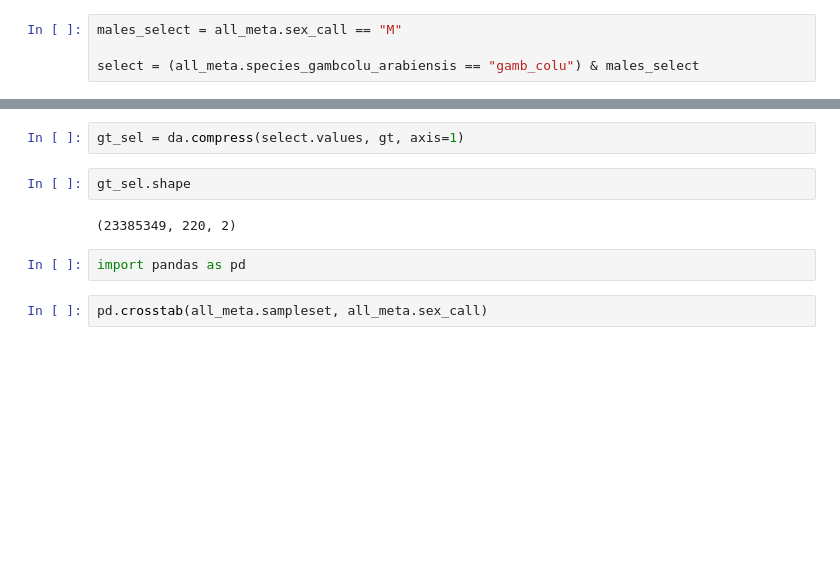
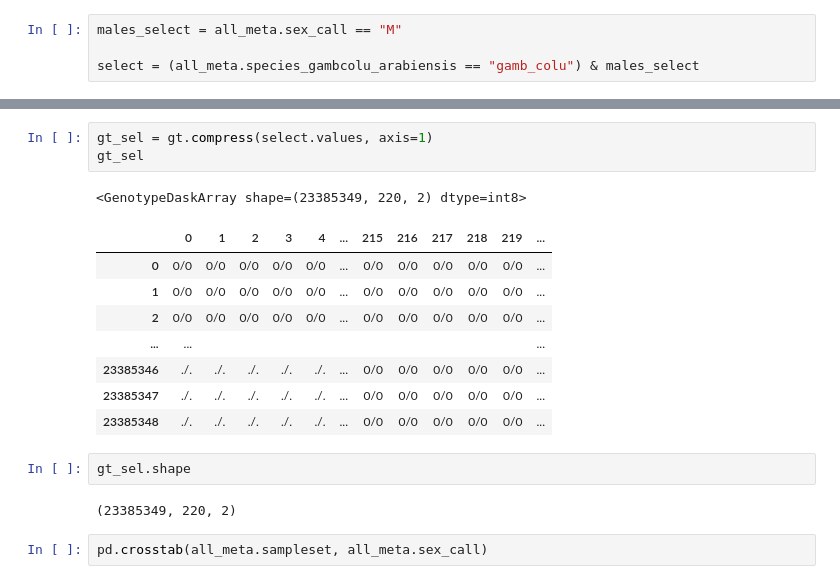
Before and after one commit to malariagen/ag1000g-phase3-data-paper, a Jupyter notebook: notebooks/compute_proxy_mer_X.ipynb, the cells around one changed output, grey strips where cells are left out. Cells and saved outputs as stored; diff of their text form; blank space fills up the shorter version.

```diff
--- a/notebooks/compute_proxy_mer_X.ipynb
+++ b/notebooks/compute_proxy_mer_X.ipynb
@@ -55,11 +91,20 @@ gt = v3.load_calldata_by_sampleset("X", v3.all_samplesets)
 # %%
-gt_sel = da.compress(select.values, gt, axis=1)
+gt_sel = gt.compress(select.values, axis=1)
+gt_sel
+# %% [output]
+<GenotypeDaskArray shape=(23385349, 220, 2) dtype=int8>
+|  | 0 | 1 | 2 | 3 | 4 | ... | 215 | 216 | 217 | 218 | 219 | ... |
+| 0 | 0/0 | 0/0 | 0/0 | 0/0 | 0/0 | ... | 0/0 | 0/0 | 0/0 | 0/0 | 0/0 | ... |
+| 1 | 0/0 | 0/0 | 0/0 | 0/0 | 0/0 | ... | 0/0 | 0/0 | 0/0 | 0/0 | 0/0 | ... |
+| 2 | 0/0 | 0/0 | 0/0 | 0/0 | 0/0 | ... | 0/0 | 0/0 | 0/0 | 0/0 | 0/0 | ... |
+| ... | ... |  |  |  |  |  |  |  |  |  |  | ... |
+| 23385346 | ./. | ./. | ./. | ./. | ./. | ... | 0/0 | 0/0 | 0/0 | 0/0 | 0/0 | ... |
+| 23385347 | ./. | ./. | ./. | ./. | ./. | ... | 0/0 | 0/0 | 0/0 | 0/0 | 0/0 | ... |
+| 23385348 | ./. | ./. | ./. | ./. | ./. | ... | 0/0 | 0/0 | 0/0 | 0/0 | 0/0 | ... |
 # %%
 gt_sel.shape
 # %% [output]
 (23385349, 220, 2)
-# %%
-import pandas as pd
 # %%
 pd.crosstab(all_meta.sampleset, all_meta.sex_call)
 # %% [output]
```
Also changed, not shown: parts of 27 cells of this notebook, 1 other file.
